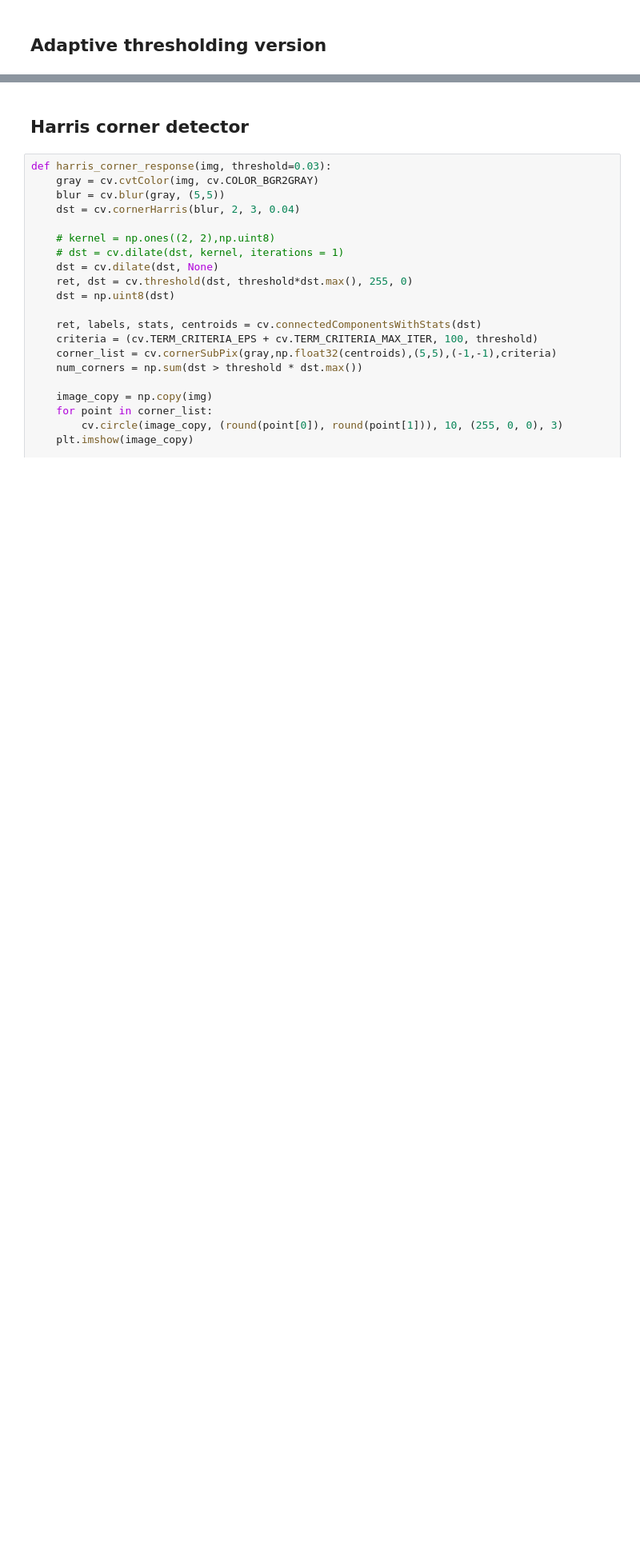
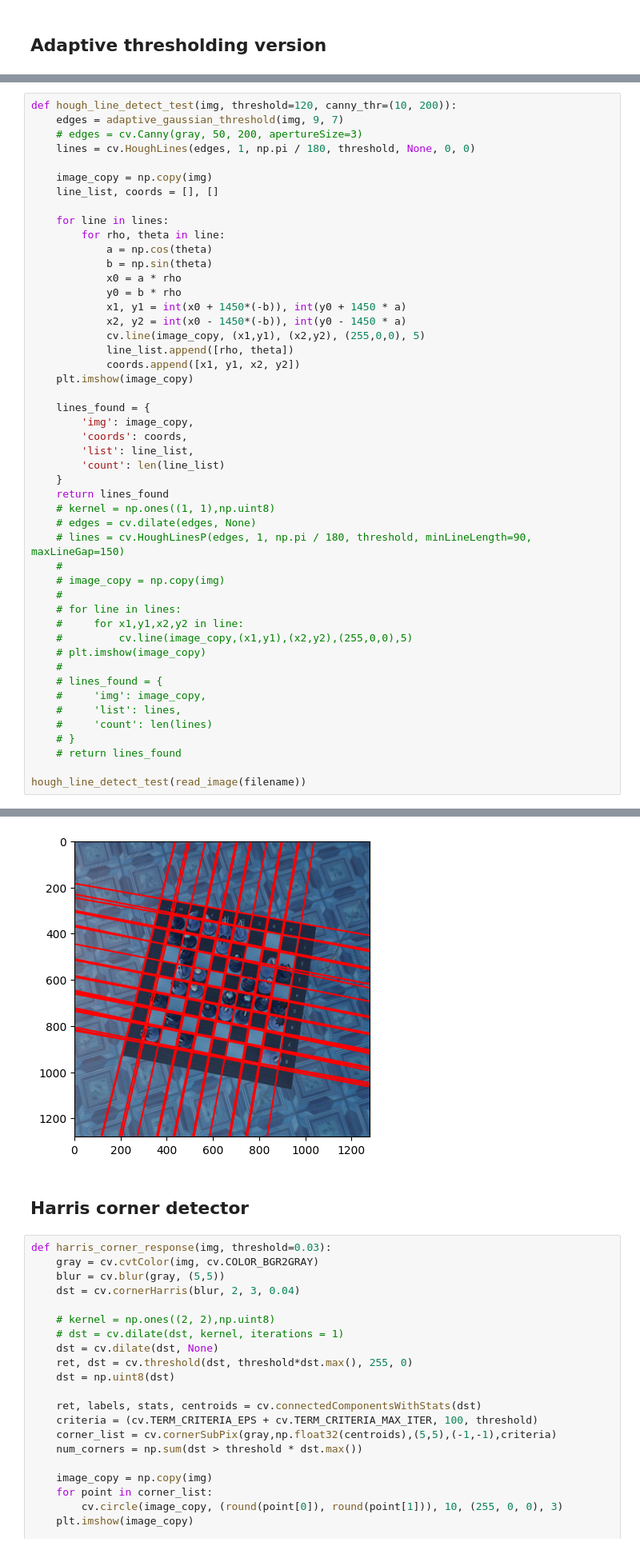
Before and after one commit to livonschistrate/Chess_in_CV_study, a Jupyter notebook: notebooks/image_processing_functions.ipynb, the cells around one changed output, grey strips where cells are left out. Shown at 80% size. Cells and saved outputs as stored; diff of their text form; blank space fills up the shorter version.

```diff
--- a/notebooks/image_processing_functions.ipynb
+++ b/notebooks/image_processing_functions.ipynb
@@ -104,0 +105,49 @@ array([[255, 255, 255, ...,   0,   0,   0],
+# %%
+def hough_line_detect_test(img, threshold=120, canny_thr=(10, 200)):
+    edges = adaptive_gaussian_threshold(img, 9, 7)
+    # edges = cv.Canny(gray, 50, 200, apertureSize=3)
+    lines = cv.HoughLines(edges, 1, np.pi / 180, threshold, None, 0, 0)
+
+    image_copy = np.copy(img)
+    line_list, coords = [], []
+
+    for line in lines:
+        for rho, theta in line:
+            a = np.cos(theta)
+            b = np.sin(theta)
+            x0 = a * rho
+            y0 = b * rho
+            x1, y1 = int(x0 + 1450*(-b)), int(y0 + 1450 * a)
+            x2, y2 = int(x0 - 1450*(-b)), int(y0 - 1450 * a)
+            cv.line(image_copy, (x1,y1), (x2,y2), (255,0,0), 5)
+            line_list.append([rho, theta])
+            coords.append([x1, y1, x2, y2])
+    plt.imshow(image_copy)
+
+    lines_found = {
+        'img': image_copy,
+        'coords': coords,
+        'list': line_list,
+        'count': len(line_list)
+    }
+    return lines_found
+    # kernel = np.ones((1, 1),np.uint8)
+    # edges = cv.dilate(edges, None)
+    # lines = cv.HoughLinesP(edges, 1, np.pi / 180, threshold, minLineLength=90, maxLineGap=150)
+    #
+    # image_copy = np.copy(img)
+    #
+    # for line in lines:
+    #     for x1,y1,x2,y2 in line:
+    #         cv.line(image_copy,(x1,y1),(x2,y2),(255,0,0),5)
+    # plt.imshow(image_copy)
+    #
+    # lines_found = {
+    #     'img': image_copy,
+    #     'list': lines,
+    #     'count': len(lines)
+    # }
+    # return lines_found
+
+hough_line_detect_test(read_image(filename))
+# %% [output]
@@ -105,3 +171,4 @@ array([[255, 255, 255, ...,   0,   0,   0],
+[figure, added]
 # %% [markdown]
 ## Harris corner detector
 # %%
```
Also changed, not shown: parts of 3 cells of this notebook.
